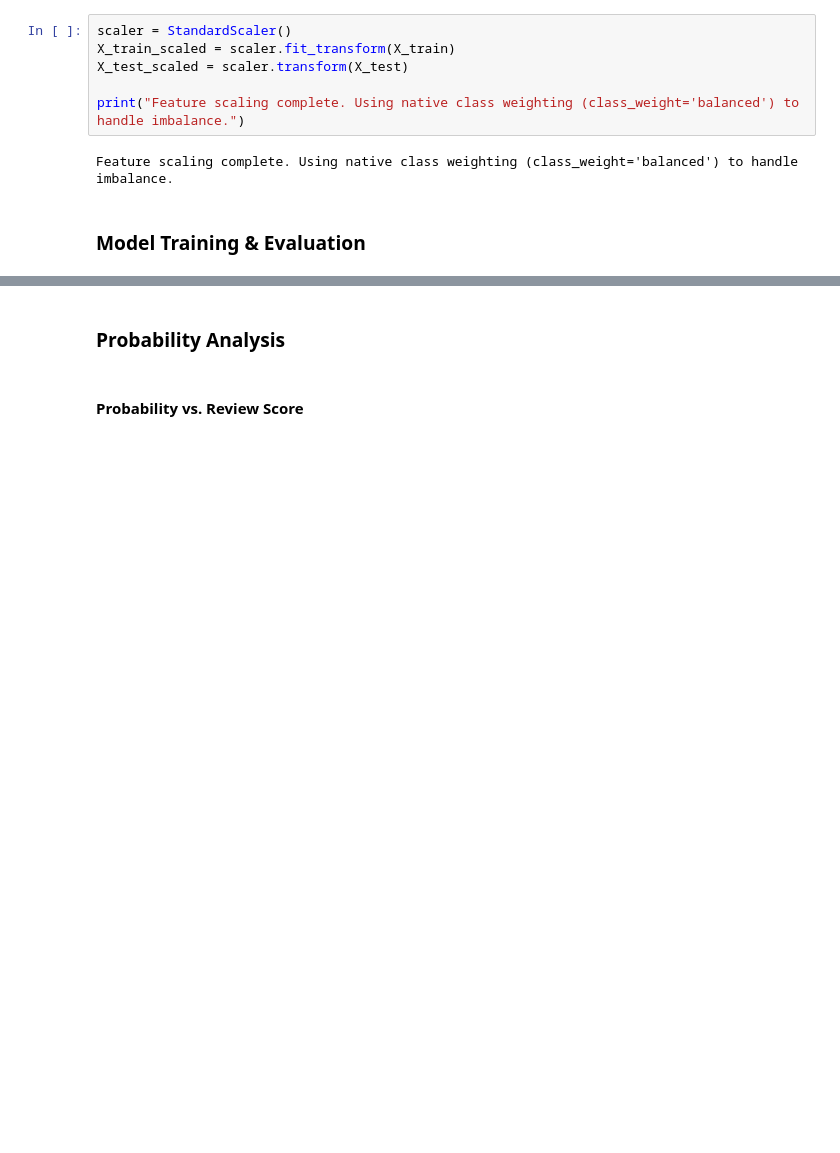
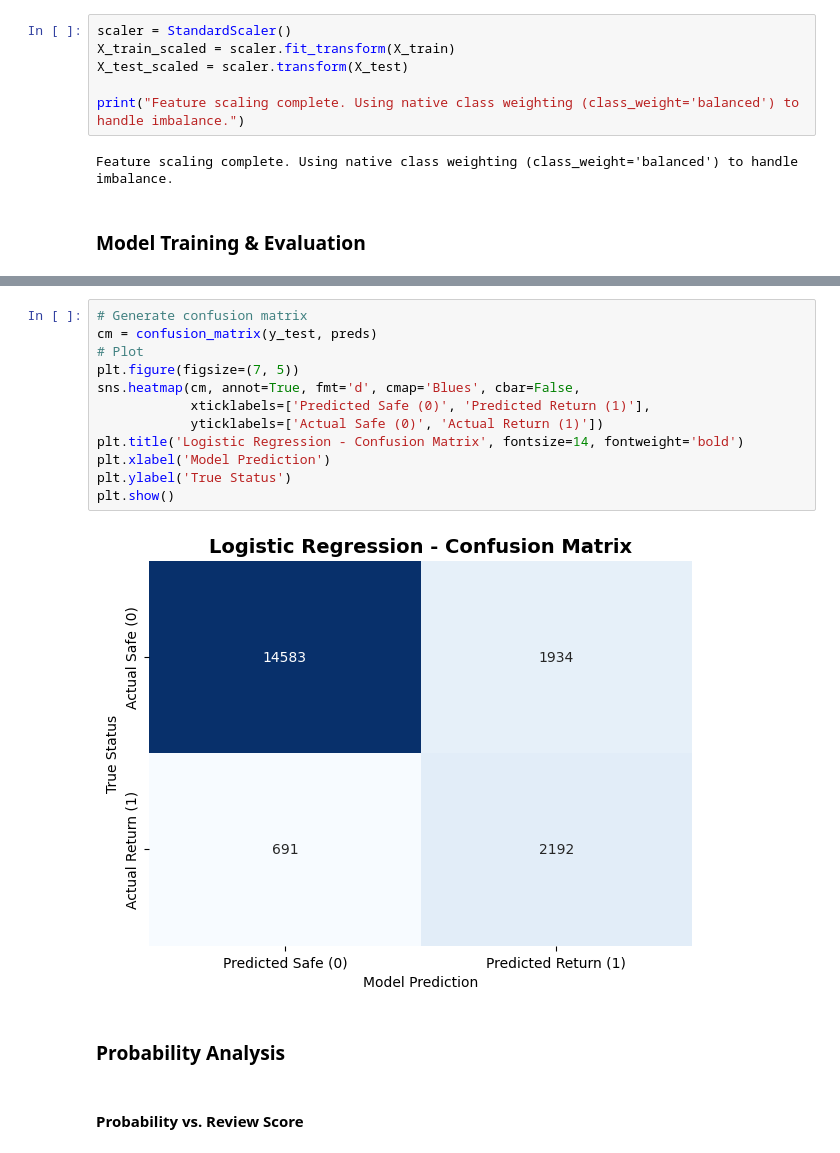
Before and after one commit to Ash469/smart-return-risk-analytics, a Jupyter notebook: models/01_logistic_regression.ipynb, the cells around one changed output, grey strips where cells are left out. Drawn from its saved outputs; the diff is of its cells as text; blank space fills up the shorter version.

```diff
--- a/models/01_logistic_regression.ipynb
+++ b/models/01_logistic_regression.ipynb
@@ -77,3 +88,17 @@ ROC-AUC Score: 0.9030
+# %%
+# Generate confusion matrix
+cm = confusion_matrix(y_test, preds)
+# Plot
+plt.figure(figsize=(7, 5))
+sns.heatmap(cm, annot=True, fmt='d', cmap='Blues', cbar=False,
+            xticklabels=['Predicted Safe (0)', 'Predicted Return (1)'],
+            yticklabels=['Actual Safe (0)', 'Actual Return (1)'])
+plt.title('Logistic Regression - Confusion Matrix', fontsize=14, fontweight='bold')
+plt.xlabel('Model Prediction')
+plt.ylabel('True Status')
+plt.show()
+# %% [output]
+[figure, added]
 # %% [markdown]
 ### Probability Analysis
 # %% [markdown]
```
Also changed, not shown: parts of 17 cells of this notebook, 14 other files.
